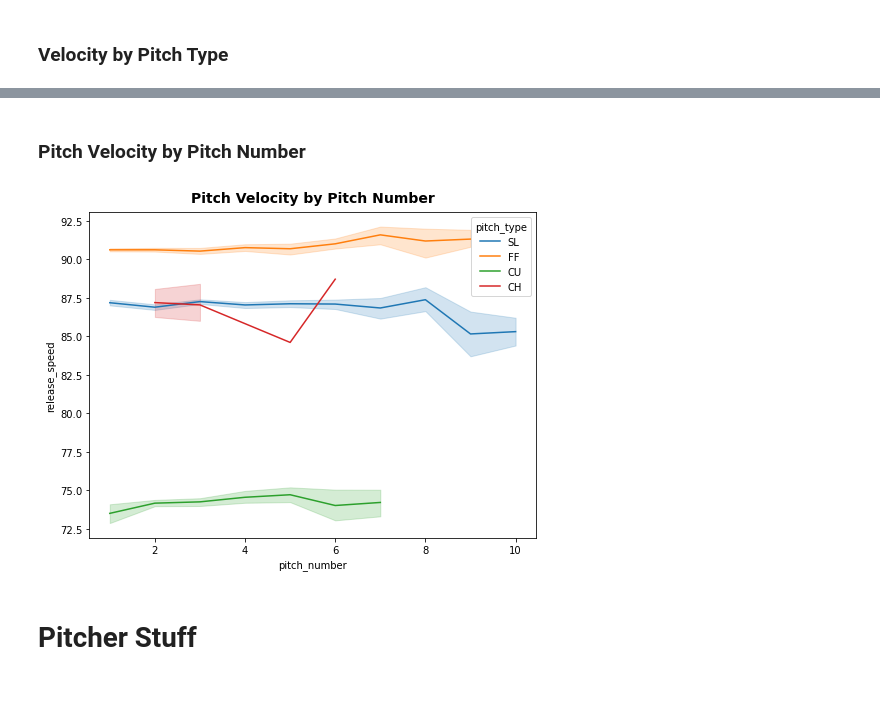
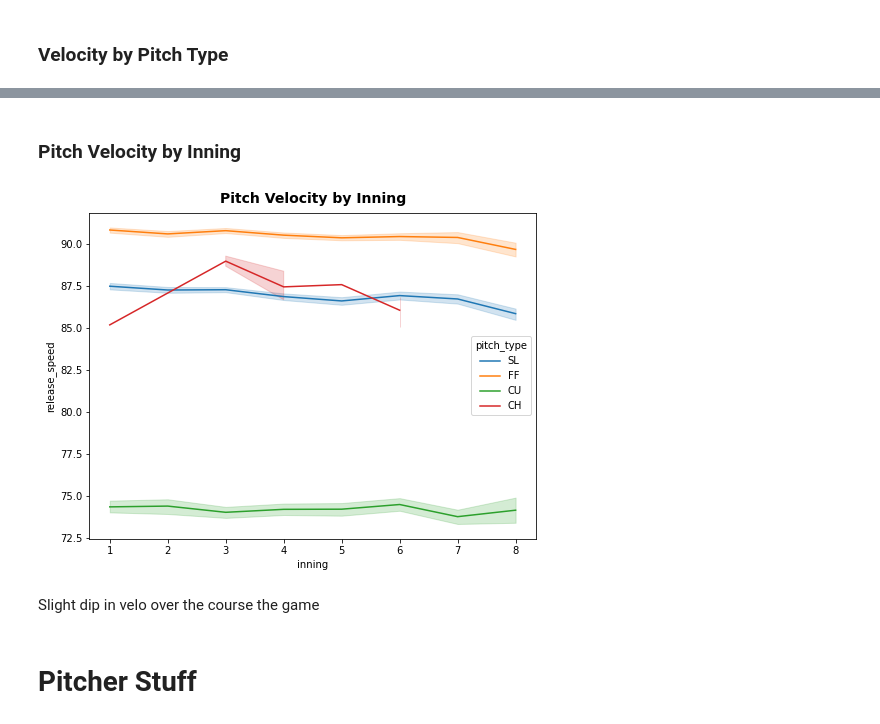
Before and after one commit to anthonyzurke/player-analysis, a Jupyter notebook: pitchers/kershaw-analysis.ipynb, the cells around one changed output, grey strips where cells are left out. Drawn from its saved outputs; the diff is of its cells as text; code cells hidden in the pictures; blank space fills up the shorter version.

```diff
--- a/pitchers/kershaw-analysis.ipynb
+++ b/pitchers/kershaw-analysis.ipynb
@@ -158,13 +175,15 @@ Changeup velo sits: 86 - 88 mph,  max: 89.3 mph
 # %% [markdown]
-### Pitch Velocity by Pitch Number
+### Pitch Velocity by Inning
 # %%
 plt.figure(figsize = (8, 6))
 
-sns.lineplot(data = kershaw, x = 'pitch_number', y = 'release_speed', hue = 'pitch_type',
+sns.lineplot(data = kershaw, x = 'inning', y = 'release_speed', hue = 'pitch_type',
              hue_order = order, palette = 'tab10')
-plt.title('Pitch Velocity by Pitch Number', fontdict = font_title, pad = 15);
+plt.title('Pitch Velocity by Inning', fontdict = font_title, pad = 15);
 # %% [output]
-[figure, old version]
+[figure, new version]
+# %% [markdown]
+Slight dip in velo over the course the game
 # %% [markdown]
 # Pitcher Stuff
 # %% [markdown]
```
Also changed, not shown: parts of 31 cells of this notebook.
